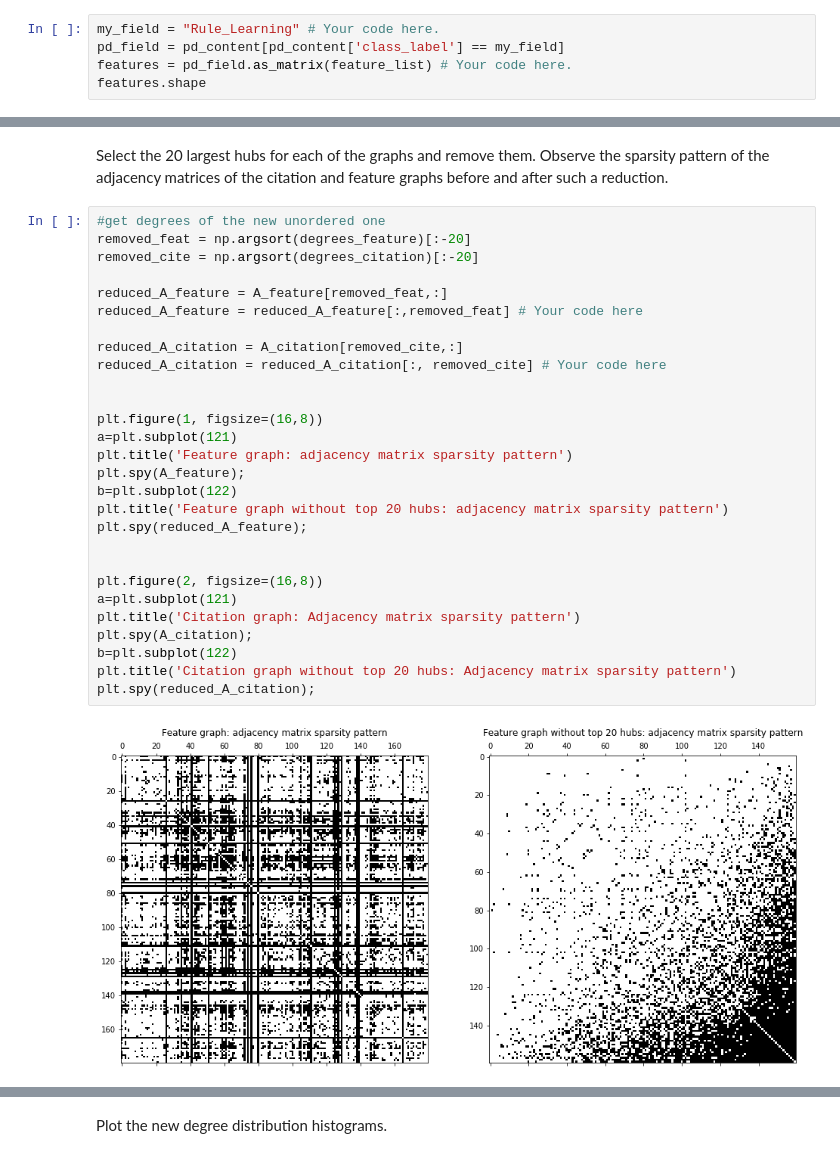
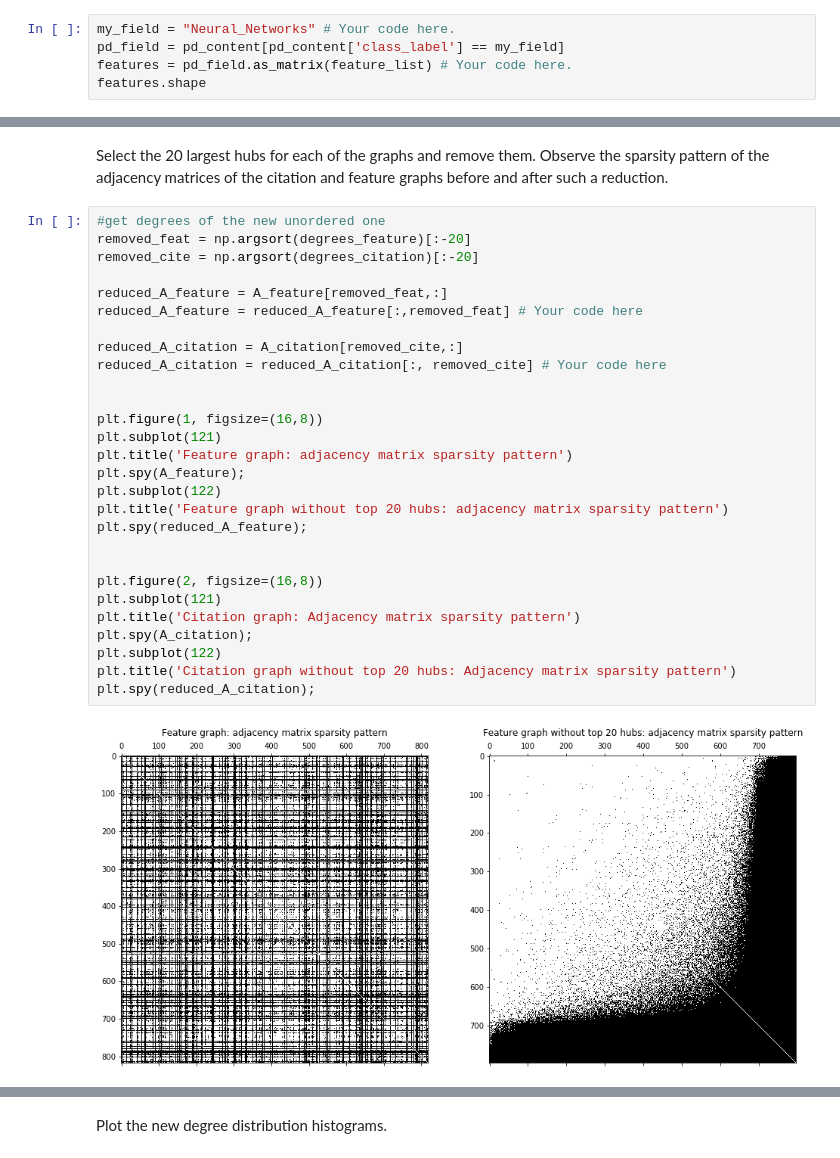
Before and after one commit to mdeff/ntds_2019, a Jupyter notebook: assignments/Assignment_1_soln_eda.ipynb, the cells around one changed output, grey strips where cells are left out. Cells and saved outputs as stored; diff of their text form.

```diff
--- a/assignments/Assignment_1_soln_eda.ipynb
+++ b/assignments/Assignment_1_soln_eda.ipynb
@@ -73,7 +76,7 @@ Name: class_label, dtype: int64
 # %% [markdown]
 Select all papers from a field of your choice and store their IDsextract their feature vectors into a `numpy` array and check its shape.
 # %%
-my_field = "Rule_Learning" # Your code here.
+my_field = "Neural_Networks" # Your code here.
 pd_field = pd_content[pd_content['class_label'] == my_field]
 features = pd_field.as_matrix(feature_list) # Your code here.
 features.shape
@@ -231,30 +232,30 @@ Select the 20 largest hubs for each of the graphs and remove them. Observe the s
 # %%
 #get degrees of the new unordered one
 removed_feat = np.argsort(degrees_feature)[:-20]
 removed_cite = np.argsort(degrees_citation)[:-20]
 
 reduced_A_feature = A_feature[removed_feat,:]
 reduced_A_feature = reduced_A_feature[:,removed_feat] # Your code here
 
 reduced_A_citation = A_citation[removed_cite,:]
 reduced_A_citation = reduced_A_citation[:, removed_cite] # Your code here
 
 
 plt.figure(1, figsize=(16,8))
-a=plt.subplot(121)
+plt.subplot(121)
 plt.title('Feature graph: adjacency matrix sparsity pattern')
 plt.spy(A_feature);
-b=plt.subplot(122)
+plt.subplot(122)
 plt.title('Feature graph without top 20 hubs: adjacency matrix sparsity pattern')
 plt.spy(reduced_A_feature);
 
 
 plt.figure(2, figsize=(16,8))
-a=plt.subplot(121)
+plt.subplot(121)
 plt.title('Citation graph: Adjacency matrix sparsity pattern')
 plt.spy(A_citation);
-b=plt.subplot(122)
+plt.subplot(122)
 plt.title('Citation graph without top 20 hubs: Adjacency matrix sparsity pattern')
 plt.spy(reduced_A_citation);
 # %% [output]
-[figure, old version]
+[figure, new version]
```
Also changed, not shown: parts of 55 cells of this notebook.
